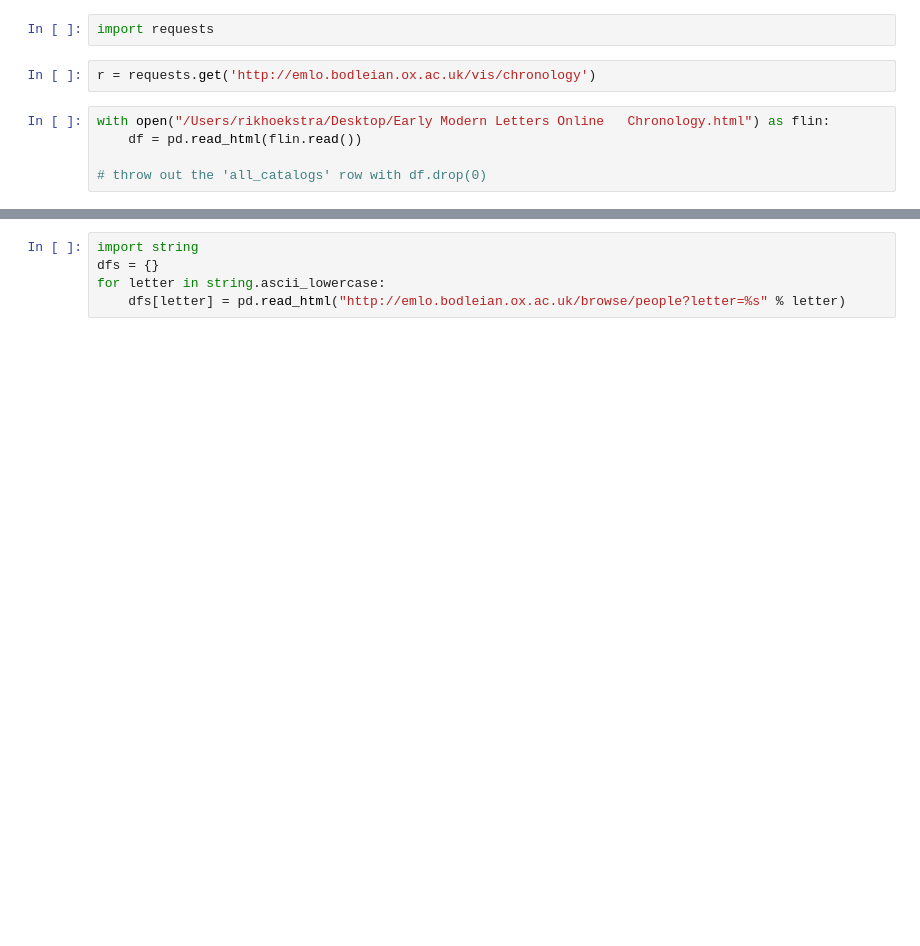
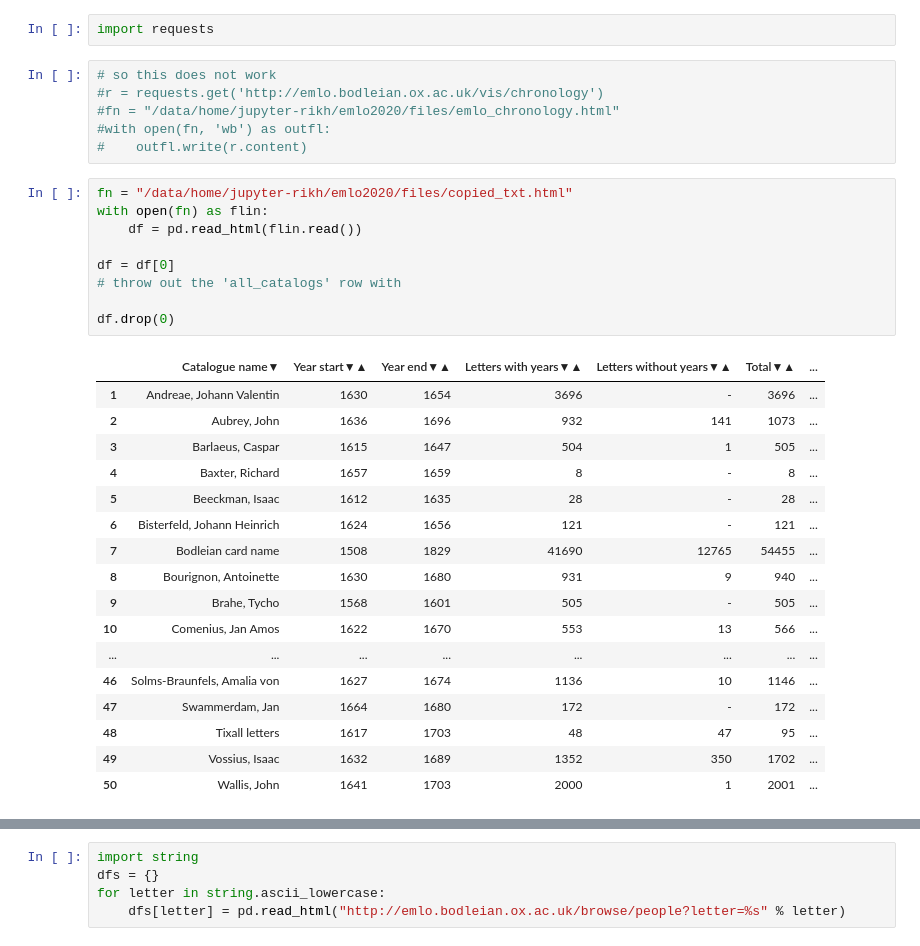
Before and after one commit to HoekR/emlo_analysis, a Jupyter notebook: emlo_analysis.ipynb, the cells around one changed output, grey strips where cells are left out. Cells and saved outputs as stored; diff of their text form; blank space fills up the shorter version.

```diff
--- a/emlo_analysis.ipynb
+++ b/emlo_analysis.ipynb
@@ -20,10 +21,36 @@ EMLO has an overview page of its collections, with the number of letters.
 the site is dynamic, so we cannot read it directly using pandas, but use request to store it on our desktop.
 # %%
 import requests
-# %%
-r = requests.get('http://emlo.bodleian.ox.ac.uk/vis/chronology')
+# %%
+# so this does not work
+#r = requests.get('http://emlo.bodleian.ox.ac.uk/vis/chronology')
+#fn = "/data/home/jupyter-rikh/emlo2020/files/emlo_chronology.html"
+#with open(fn, 'wb') as outfl:
+#    outfl.write(r.content)
 # %%
-with open("/Users/rikhoekstra/Desktop/Early Modern Letters Online   Chronology.html") as flin:
+fn = "/data/home/jupyter-rikh/emlo2020/files/copied_txt.html"
+with open(fn) as flin:
     df = pd.read_html(flin.read())
 
-# throw out the 'all_catalogs' row with df.drop(0)
+df = df[0]
+# throw out the 'all_catalogs' row with
+
+df.drop(0)
+# %% [output]
+|  | Catalogue name▼ | Year start▼▲ | Year end▼▲ | Letters with years▼▲ | Letters without years▼▲ | Total▼▲ | ... |
+| 1 | Andreae, Johann Valentin | 1630 | 1654 | 3696 | - | 3696 | ... |
+| 2 | Aubrey, John | 1636 | 1696 | 932 | 141 | 1073 | ... |
+| 3 | Barlaeus, Caspar | 1615 | 1647 | 504 | 1 | 505 | ... |
+| 4 | Baxter, Richard | 1657 | 1659 | 8 | - | 8 | ... |
+| 5 | Beeckman, Isaac | 1612 | 1635 | 28 | - | 28 | ... |
+| 6 | Bisterfeld, Johann Heinrich | 1624 | 1656 | 121 | - | 121 | ... |
+| 7 | Bodleian card name | 1508 | 1829 | 41690 | 12765 | 54455 | ... |
+| 8 | Bourignon, Antoinette | 1630 | 1680 | 931 | 9 | 940 | ... |
+| 9 | Brahe, Tycho | 1568 | 1601 | 505 | - | 505 | ... |
+| 10 | Comenius, Jan Amos | 1622 | 1670 | 553 | 13 | 566 | ... |
+| ... | ... | ... | ... | ... | ... | ... | ... |
+| 46 | Solms-Braunfels, Amalia von | 1627 | 1674 | 1136 | 10 | 1146 | ... |
+| 47 | Swammerdam, Jan | 1664 | 1680 | 172 | - | 172 | ... |
+| 48 | Tixall letters | 1617 | 1703 | 48 | 47 | 95 | ... |
+| 49 | Vossius, Isaac | 1632 | 1689 | 1352 | 350 | 1702 | ... |
+| 50 | Wallis, John | 1641 | 1703 | 2000 | 1 | 2001 | ... |
```
Also changed, not shown: parts of 8 cells of this notebook.
